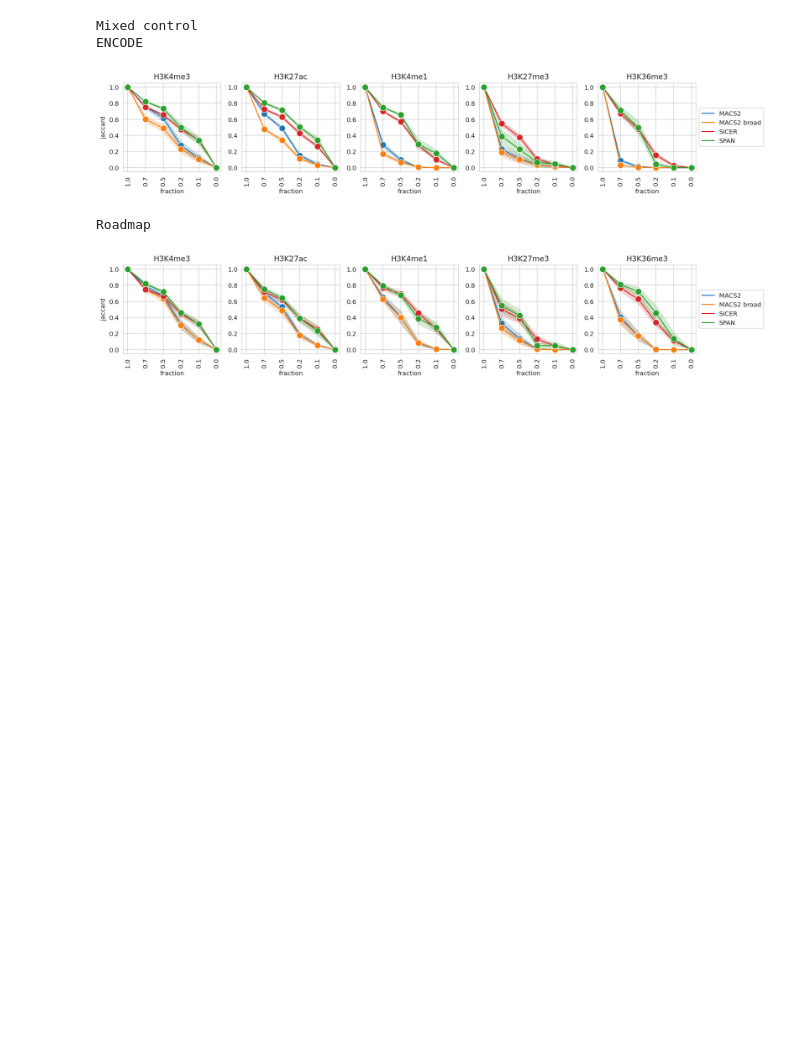
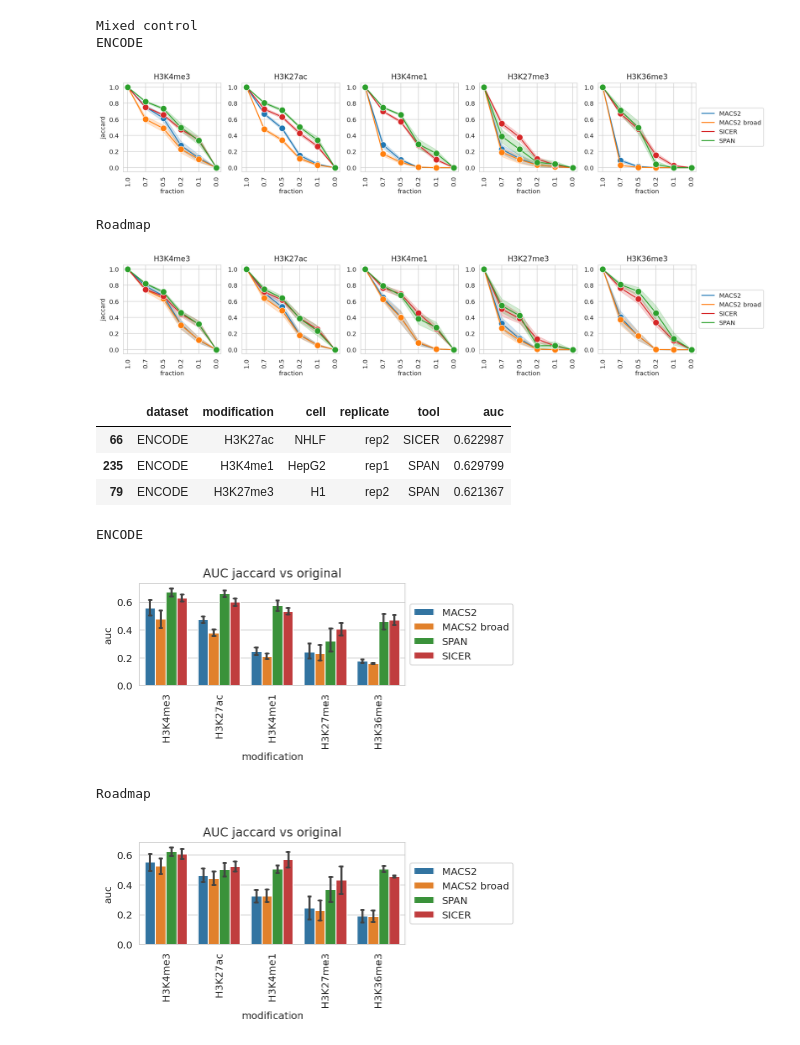
Before and after one commit to JetBrains-Research/peak-callers-analysis, a Jupyter notebook: 2023 - downsample_mix.ipynb, the cells around one changed output. Drawn from its saved outputs; the diff is of its cells as text; code cells hidden in the pictures; blank space fills up the shorter version.

```diff
--- a/2023 - downsample_mix.ipynb
+++ b/2023 - downsample_mix.ipynb
@@ -725,0 +750,3 @@ for _, (ds, m, c, r, t) in list(
+# %%
+mixed_peaks_overlap_df = pd.read_csv('~/data/2023_mix/mixed_peaks_overlap_df_2023-11-22T23:50.csv.gz', compression='gzip')
+mixed_peaks_overlap_df.sample(3)
@@ -732,3 +768,49 @@ ENCODE
 [figure]
 Roadmap
 [figure]
+# %%
+def compute_auc(df, x):
+    rows = []
+    for (ds, m, c, r, tool), t in df.groupby(['dataset', 'modification', 'cell', 'replicate', 'tool']):
+        t = t.copy()
+        t.sort_values(by=['fraction'], inplace=True)
+        auc = 0
+        fraction_prev = 0
+        value_prev = 0
+        for _, (fraction, value) in t[['fraction', x]].iterrows():
+            auc += (fraction - fraction_prev) * (value + value_prev) / 2
+            fraction_prev, value_prev = fraction, value
+        rows.append((ds, m, c, r, tool, auc))
+    return pd.DataFrame(data=rows, columns=['dataset', 'modification', 'cell', 'replicate', 'tool', 'auc'])
+# %%
+mixed_peaks_overlap_auc_df = compute_auc(mixed_peaks_overlap_df, 'jaccard')
+mixed_peaks_overlap_auc_df.sample(3)
+# %% [output]
+|  | dataset | modification | cell | replicate | tool | auc |
+| 66 | ENCODE | H3K27ac | NHLF | rep2 | SICER | 0.622987 |
+| 235 | ENCODE | H3K4me1 | HepG2 | rep1 | SPAN | 0.629799 |
+| 79 | ENCODE | H3K27me3 | H1 | rep2 | SPAN | 0.621367 |
+# %%
+for ds in ['ENCODE', 'Roadmap']:
+    print(ds)
+    plt.figure(figsize=(6, 3))
+    ax = plt.axes()
+    ax.title.set_text('AUC jaccard vs original')
+    g_results = sns.barplot(data=mixed_peaks_overlap_auc_df[mixed_peaks_overlap_auc_df['dataset']==ds],
+                            x='modification', y='auc',
+                            hue='tool',
+                            ax=ax,
+                            capsize=.05, errwidth=2,
+                            order=MODIFICATIONS,
+                            hue_order=['MACS2', 'MACS2 broad', 'SPAN', 'SICER'],
+                            )
+    ax.xaxis.set_tick_params(rotation=90)
+    # Put a legend to the right of the current axis
+    ax.legend(loc='center left', bbox_to_anchor=(1, 0.5))
+    plt.tight_layout()
+    plt.show()
+# %% [output]
+ENCODE
+[figure, added]
+Roadmap
+[figure, added]
```
Also changed, not shown: parts of 12 cells of this notebook.
